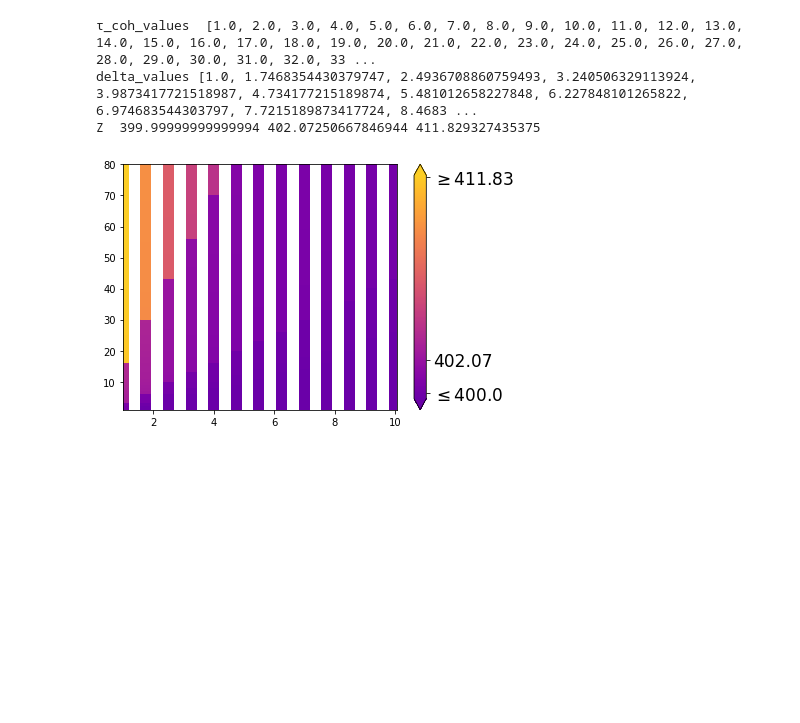
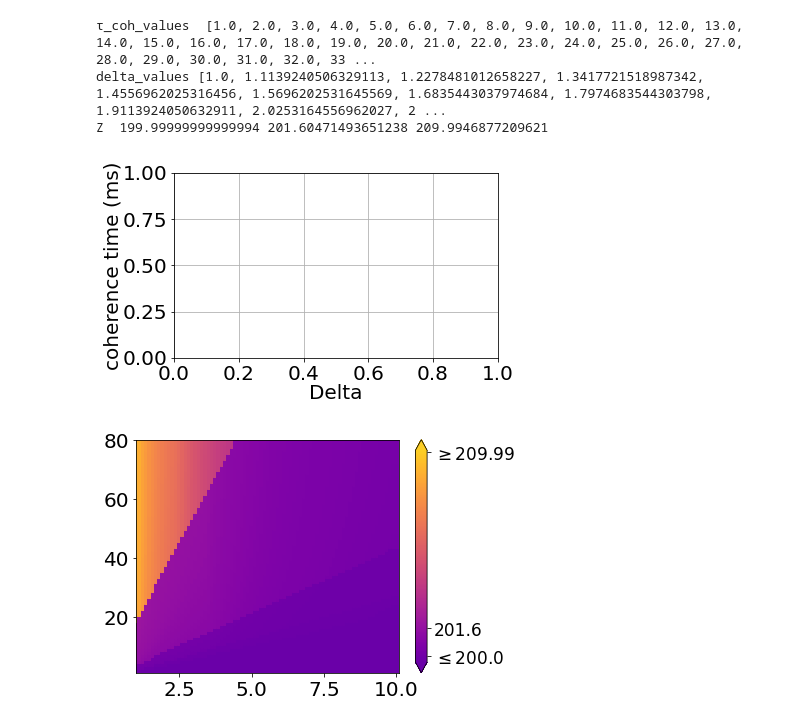
Before and after one commit to pooryousefshahrooz/QSN, a Jupyter notebook: plotting/parsing_and_plotting.ipynb, the cells around one changed output. Drawn from its saved outputs; the diff is of its cells as text; code cells hidden in the pictures; blank space fills up the shorter version.

Commit message:
testing no storage case

```diff
--- a/plotting/parsing_and_plotting.ipynb
+++ b/plotting/parsing_and_plotting.ipynb
@@ -134,14 +153,14 @@ with open(result_file_path, "r") as f:
         storage_block_threshold= float(line[3])
         storage_capacity = int(line[4])
         τ_coh = float(line[5])
-        delta = int(line[6])
+        delta = float(line[6])
         objective_value = float(line[7])
         edge_capacity = int(line[8])
 #         print("objective_value",objective_value)
 
         if  ( t_max in [10] and request_fidelity_threshold in [0.7]  and
              storage_block_threshold in [0.7,0.8,0.85,0.9] and storage_block_threshold in [0.8,0.7] and
-             delta in [2] and edge_capacity in [600] and storage_capacity in [400]
+             delta in [10] and edge_capacity in [200] and storage_capacity in [400]
             ):
             scheme = "Req.Fth="+str(request_fidelity_threshold)+",Strg_Fth = "+str(storage_block_threshold)
             try:
@@ -178,13 +197,13 @@ for scheme,τ_coh_value_satisfied_number in each_scheme_each_coherence_time_work
 scheme_keys = list(scheme_keys)
 
 ploting_simple_y_as_x("Coherence time (sec)","Ebit rate",
-                        18, 18, 14,
-                      14, 0, 0,
+                        20, 20, 20,
+                      20, 0, 0,
                       0,0,False,[],max(selected_values),
 
                       list(scheme_keys),
                       each_scheme_each_coherence_time_workloads_percentage,
                       τ_coh_values,τ_coh_values,
-                      True,True,True,1,14,
+                      True,True,True,1,18,
                       "plots/QSN_repeater_chain_ebit_as_coh_time.pdf",True,2,11.4,3.8,True)
 # %% [output]
@@ -237,14 +254,14 @@ with open(result_file_path, "r") as f:
         storage_block_threshold= float(line[3])
         storage_capacity = int(line[4])
         τ_coh = float(line[5])
-        delta = int(line[6])
+        delta = float(line[6])
         objective_value = float(line[7])
         edge_capacity = int(line[8])
 #         print(τ_coh)
 #         print("objective_value",objective_value)
 
         if  ( t_max in [10] and request_fidelity_threshold in [0.7]  and
-             storage_block_threshold in [0.7,0.8,0.85,0.9] and storage_block_threshold in [0.9,0.7] and
+             storage_block_threshold in [0.7] and
               edge_capacity in [600] and storage_capacity in [400] and τ_coh in [20.6913808111479,10.0]
             ):
             scheme = "Strg_Fth = "+str(storage_block_threshold)+",τ_coh ="+str(int(τ_coh))+"sec"
@@ -257,10 +274,22 @@ with open(result_file_path, "r") as f:
                     each_scheme_each_coherence_time_workloads[scheme]={}
                     each_scheme_each_coherence_time_workloads[scheme][delta]=[objective_value]
 
-
-            τ_coh_values.add(delta)
             if scheme not in scheme_keys:
                 scheme_keys.add(scheme)
+            τ_coh_values.add(delta)
+            scheme2 = "No storage, τ_coh ="+str(int(τ_coh))+"sec"
+            try:
+                each_scheme_each_coherence_time_workloads[scheme2][delta].append(53.71736393188979)
+            except:
+                try:
+                    each_scheme_each_coherence_time_workloads[scheme2][delta]= [53.71736393188979]
+                except:
+                    each_scheme_each_coherence_time_workloads[scheme2]={}
+                    each_scheme_each_coherence_time_workloads[scheme2][delta]=[53.71736393188979]
+
+
+            if scheme2 not in scheme_keys:
+                scheme_keys.add(scheme2)
 
 
 selected_values = []
@@ -289,6 +318,6 @@ ploting_simple_y_as_x("Delta (sec)","Ebit rate",
                       list(scheme_keys),
                       each_scheme_each_coherence_time_workloads_percentage,
                       τ_coh_values,τ_coh_values,
-                      True,True,True,1,14,
+                      True,True,True,1,18,
                       "plots/QSN_repeater_chain_ebit_as_delta.pdf",True,2,11.4,3.8,True)
 # %% [output]
@@ -342,7 +371,7 @@ with open(result_file_path, "r") as f:
         edge_capacity = int(line[8])
         if  ( t_max in [20] and request_fidelity_threshold in [0.6]  and
              storage_block_threshold in [0.7] and
-           τ_coh <=100 and  delta <= 10 and    edge_capacity in [400] and storage_capacity in [1000]
+           τ_coh <=100 and  delta <= 10 and    edge_capacity in [200] and storage_capacity in [1000]
             ):
             try:
                 each_coh_delata_ebit[τ_coh,delta].append(objective_value)
@@ -354,40 +383,41 @@ with open(result_file_path, "r") as f:
             if delta not in delta_values:
                 delta_values.append(delta)
 
 X = []
 Y =[]
 Z = []
 rate_or_utility_values = []
 τ_coh_values.sort()
 delta_values.sort()
 print("τ_coh_values ",τ_coh_values)
 print("delta_values",delta_values)
 
 for delta in delta_values:
     for τ_coh in τ_coh_values:
         if (τ_coh,delta) in each_coh_delata_ebit:
             ebits = each_coh_delata_ebit[τ_coh,delta]
             avg_ebits = sum(ebits)/len(ebits)
             X.append(delta)
             Y.append(τ_coh)
             Z.append(avg_ebits)
 
 print("Z ",min(Z),sum(Z)/len(Z),max(Z))
-plotting_2D("Delta","coherence time (ms)","Ebit rate",
-                          14, 14, 14,
-                          14, 0, 0,
+plotting_3D("Delta","coherence time (ms)","Ebit rate",
+                          20, 20, 20,
+                          20, 0, 0,
                           0,0,
                           500,
                           X,Y,Z,round(min(Z),2),round(sum(Z)/len(Z),2),round(max(Z),2),
                           False,True,
                           False,1,
-                          18,"plots/3D_delta_coherence_ebit_rate.pdf",
+                          24,"plots/3D_delta_coherence_ebit_rate.pdf",
                           False,3,6,3.6)
 # %% [output]
 τ_coh_values  [1.0, 2.0, 3.0, 4.0, 5.0, 6.0, 7.0, 8.0, 9.0, 10.0, 11.0, 12.0, 13.0, 14.0, 15.0, 16.0, 17.0, 18.0, 19.0, 20.0, 21.0, 22.0, 23.0, 24.0, 25.0, 26.0, 27.0, 28.0, 29.0, 30.0, 31.0, 32.0, 33 ...
-delta_values [1.0, 1.7468354430379747, 2.4936708860759493, 3.240506329113924, 3.9873417721518987, 4.734177215189874, 5.481012658227848, 6.227848101265822, 6.974683544303797, 7.7215189873417724, 8.4683 ...
-Z  399.99999999999994 402.07250667846944 411.829327435375
+delta_values [1.0, 1.1139240506329113, 1.2278481012658227, 1.3417721518987342, 1.4556962025316456, 1.5696202531645569, 1.6835443037974684, 1.7974683544303798, 1.9113924050632911, 2.0253164556962027, 2 ...
+Z  199.99999999999994 201.60471493651238 209.9946877209621
-[figure, old version]
+[figure, new version]
+[figure, added]
 # %%
 import numpy as np
 τ_coh_list = np.linspace(1,2,40)
```
Also changed, not shown: parts of 6 cells of this notebook, 11 other files.
